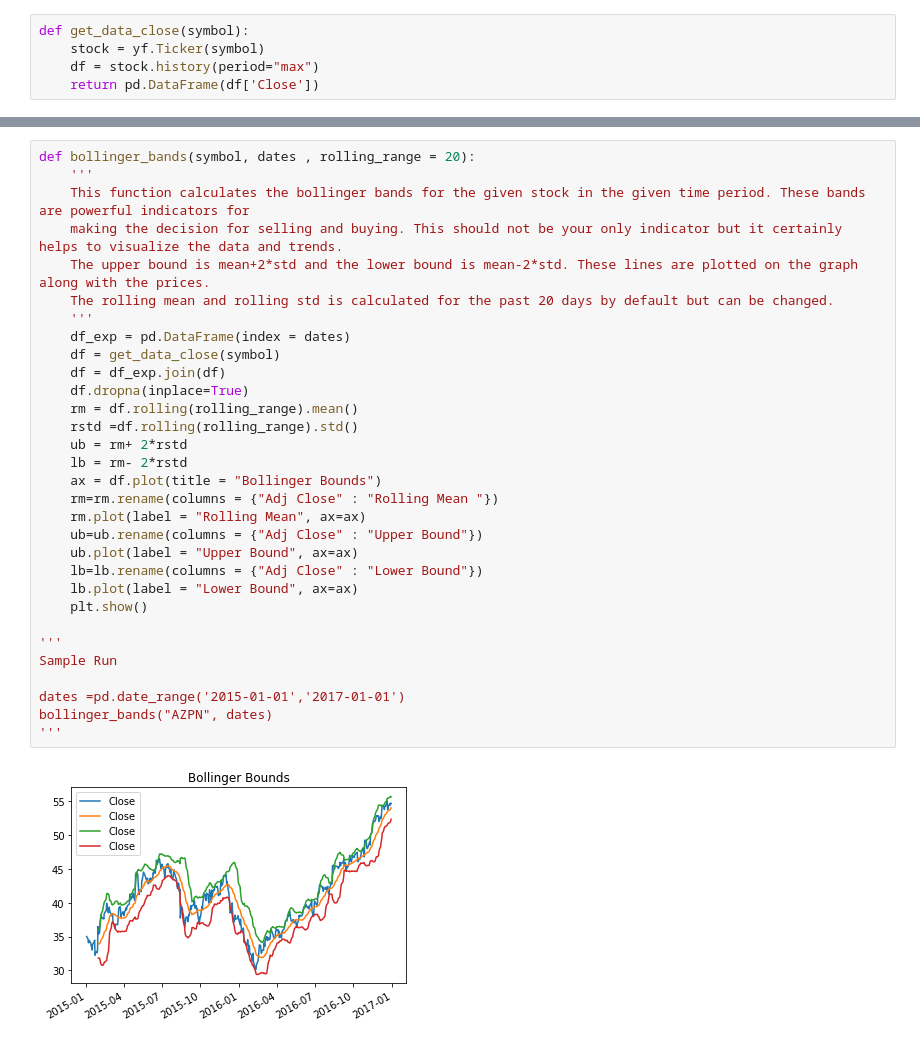
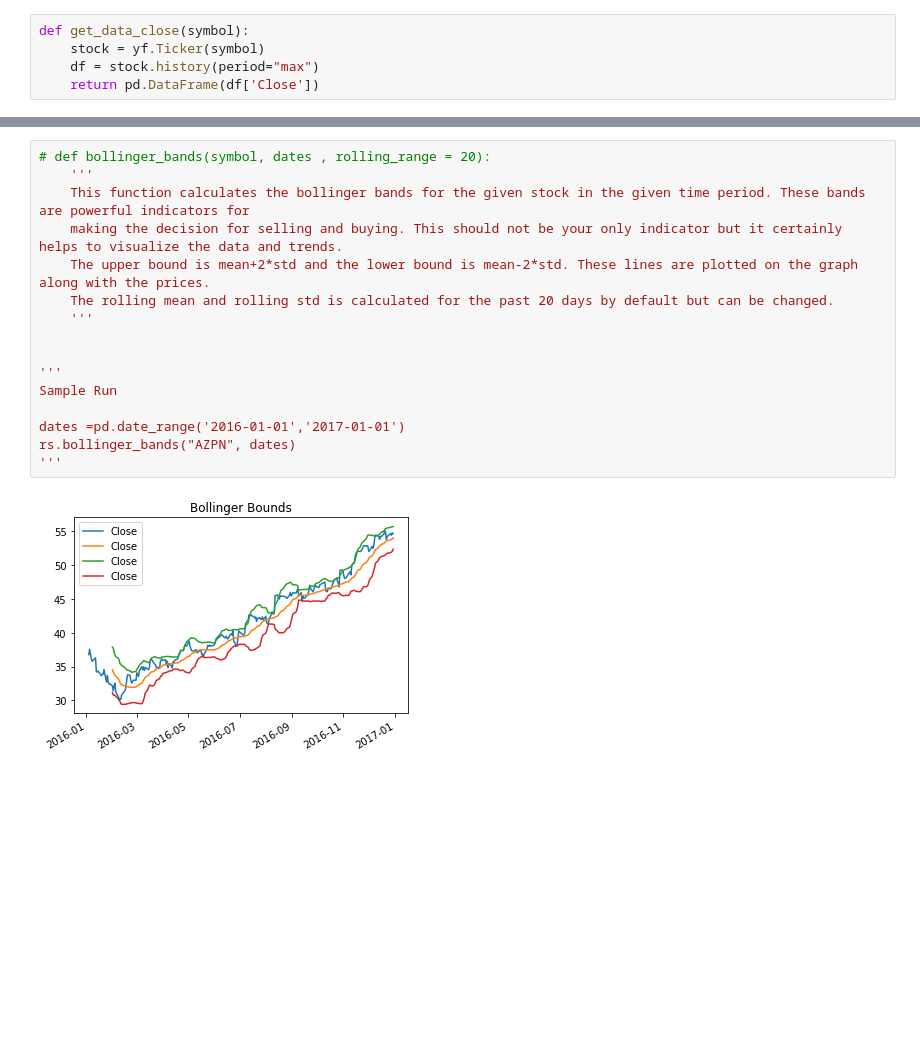
Before and after one commit to ApurvShah007/Algorithmic-Trading, a Jupyter notebook: Code/Demonstration.ipynb, the cells around one changed output, grey strips where cells are left out. Drawn from its saved outputs; the diff is of its cells as text; blank space fills up the shorter version.

```diff
--- a/Code/Demonstration.ipynb
+++ b/Code/Demonstration.ipynb
@@ -152,36 +105,21 @@ print(cumulative_return('AZPN', dates, True).head())
 2015-01-07           -0.02627
 2015-01-08           -0.01599
 # %%
-def bollinger_bands(symbol, dates , rolling_range = 20):
+# def bollinger_bands(symbol, dates , rolling_range = 20):
     '''
     This function calculates the bollinger bands for the given stock in the given time period. These bands are powerful indicators for
     making the decision for selling and buying. This should not be your only indicator but it certainly helps to visualize the data and trends.
     The upper bound is mean+2*std and the lower bound is mean-2*std. These lines are plotted on the graph along with the prices.
     The rolling mean and rolling std is calculated for the past 20 days by default but can be changed.
     '''
-    df_exp = pd.DataFrame(index = dates)
-    df = get_data_close(symbol)
-    df = df_exp.join(df)
-    df.dropna(inplace=True)
-    rm = df.rolling(rolling_range).mean()
-    rstd =df.rolling(rolling_range).std()
-    ub = rm+ 2*rstd
-    lb = rm- 2*rstd
-    ax = df.plot(title = "Bollinger Bounds")
-    rm=rm.rename(columns = {"Adj Close" : "Rolling Mean "})
-    rm.plot(label = "Rolling Mean", ax=ax)
-    ub=ub.rename(columns = {"Adj Close" : "Upper Bound"})
-    ub.plot(label = "Upper Bound", ax=ax)
-    lb=lb.rename(columns = {"Adj Close" : "Lower Bound"})
-    lb.plot(label = "Lower Bound", ax=ax)
-    plt.show()
+
 
 '''
 Sample Run
 
-dates =pd.date_range('2015-01-01','2017-01-01')
-bollinger_bands("AZPN", dates)
+dates =pd.date_range('2016-01-01','2017-01-01')
+rs.bollinger_bands("AZPN", dates)
 '''
 # %% [output]
-[figure, old version]
+[figure, new version]
 # %%
```
Also changed, not shown: parts of 8 cells of this notebook, 1 other file.
